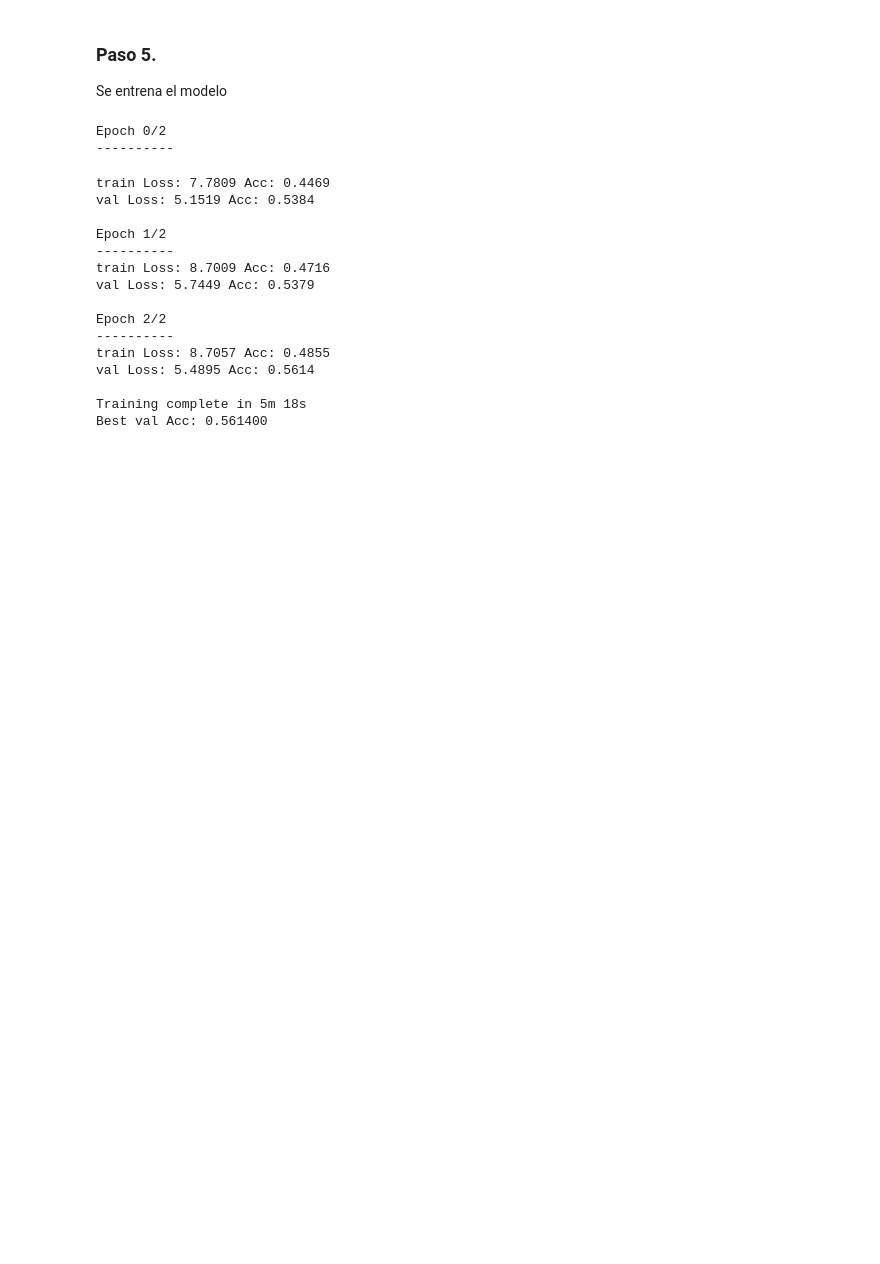
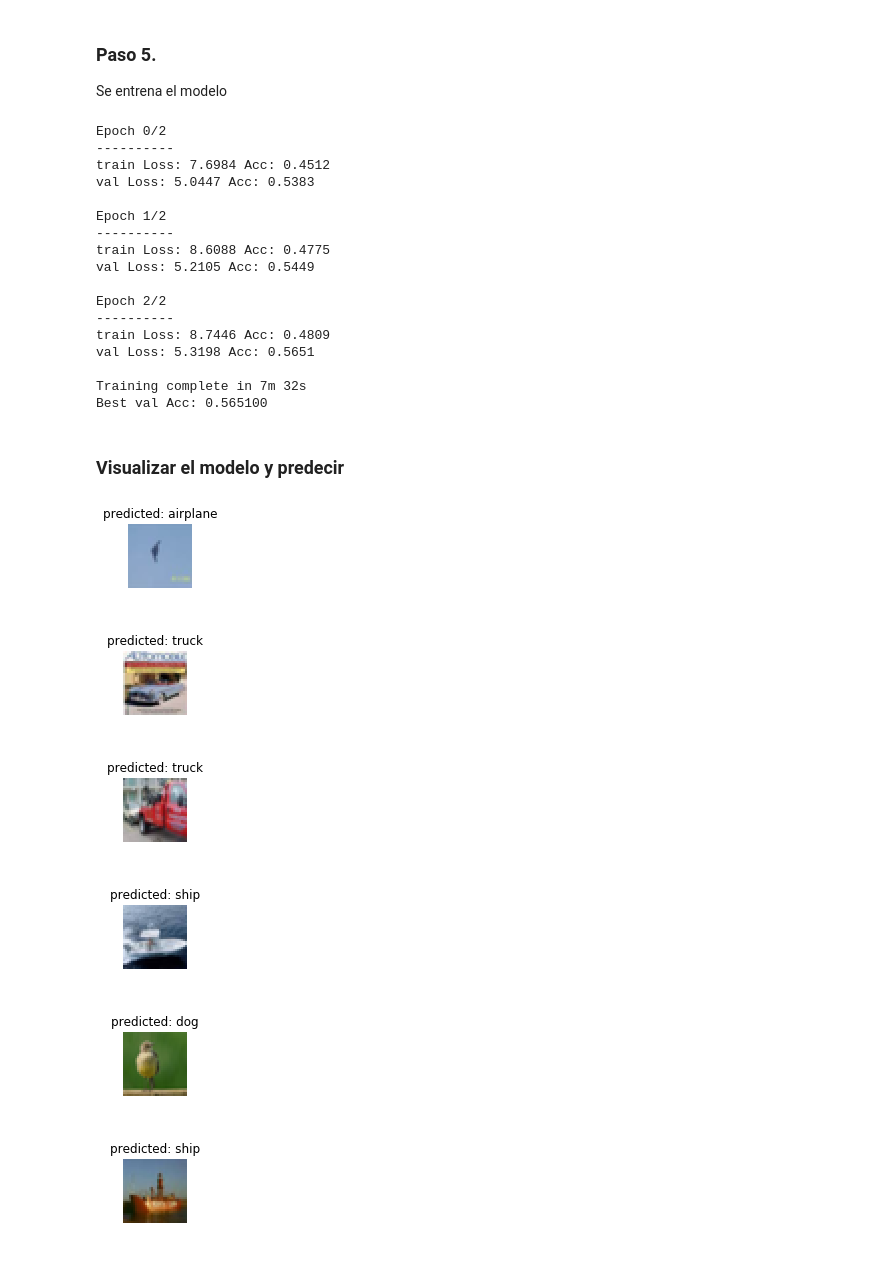
Before and after one commit to juanchess98/Notebooks-Deep-Learning, a Jupyter notebook: TL_CASO_4.ipynb, the cells around one changed output. Cells and saved outputs as stored; diff of their text form; code cells hidden in the pictures; blank space fills up the shorter version.

```diff
--- a/TL_CASO_4.ipynb
+++ b/TL_CASO_4.ipynb
@@ -56,6 +56,8 @@ dataset_sizes = {x: len(image_datasets[x]) for x in ['train', 'val']}
 classes = ('plane', 'car', 'bird', 'cat',
            'deer', 'dog', 'frog', 'horse', 'ship', 'truck')
 
+class_names = image_datasets['train'].classes
+
 device = torch.device("cuda:0" if torch.cuda.is_available() else "cpu")
 # %% [output]
 Files already downloaded and verified
@@ -236,22 +215,62 @@ optimizer_conv = optim.SGD(pretrained_model.classifier[6].parameters(), lr=0.001
 exp_lr_scheduler = lr_scheduler.StepLR(optimizer_conv, step_size=7, gamma=0.1)
 # %%
 pretrained_model = train_model(pretrained_model, criterion, optimizer_conv,
-                         exp_lr_scheduler, num_epochs=3)
+                         exp_lr_scheduler, num_epochs=25)
 # %% [output]
 Epoch 0/2
 ----------
+train Loss: 7.6984 Acc: 0.4512
+val Loss: 5.0447 Acc: 0.5383
+
+Epoch 1/2
+----------
+train Loss: 8.6088 Acc: 0.4775
+val Loss: 5.2105 Acc: 0.5449
+
+Epoch 2/2
+----------
+train Loss: 8.7446 Acc: 0.4809
+val Loss: 5.3198 Acc: 0.5651
+
+Training complete in 7m 32s
+Best val Acc: 0.565100
-train Loss: 7.7809 Acc: 0.4469
-val Loss: 5.1519 Acc: 0.5384
-
-Epoch 1/2
-----------
-train Loss: 8.7009 Acc: 0.4716
-val Loss: 5.7449 Acc: 0.5379
-
-Epoch 2/2
-----------
-train Loss: 8.7057 Acc: 0.4855
-val Loss: 5.4895 Acc: 0.5614
-
-Training complete in 5m 18s
-Best val Acc: 0.561400
+# %% [markdown]
+### Visualizar el modelo y predecir
+# %%
+def visualize_model(model, num_images=6):
+    was_training = model.training
+    model.eval()
+    images_so_far = 0
+    fig = plt.figure()
+
+    with torch.no_grad():
+        for i, (inputs, labels) in enumerate(dataloaders['val']):
+            inputs = inputs.to(device)
+            labels = labels.to(device)
+
+            outputs = model(inputs)
+            _, preds = torch.max(outputs, 1)
+
+            for j in range(inputs.size()[0]):
+                images_so_far += 1
+                ax = plt.subplot(num_images//2, 2, images_so_far)
+                ax.axis('off')
+                ax.set_title('predicted: {}'.format(class_names[preds[j]]))
+                imshow(inputs.cpu().data[j])
+
+                if images_so_far == num_images:
+                    model.train(mode=was_training)
+                    return
+        model.train(mode=was_training)
+# %%
+visualize_model(pretrained_model)
+
+plt.ioff()
+plt.show()
+# %% [output]
+[figure, added]
+[figure, added]
+[figure, added]
+[figure, added]
+[figure, added]
+[figure, added]
```
Also changed, not shown: parts of 3 cells of this notebook.
